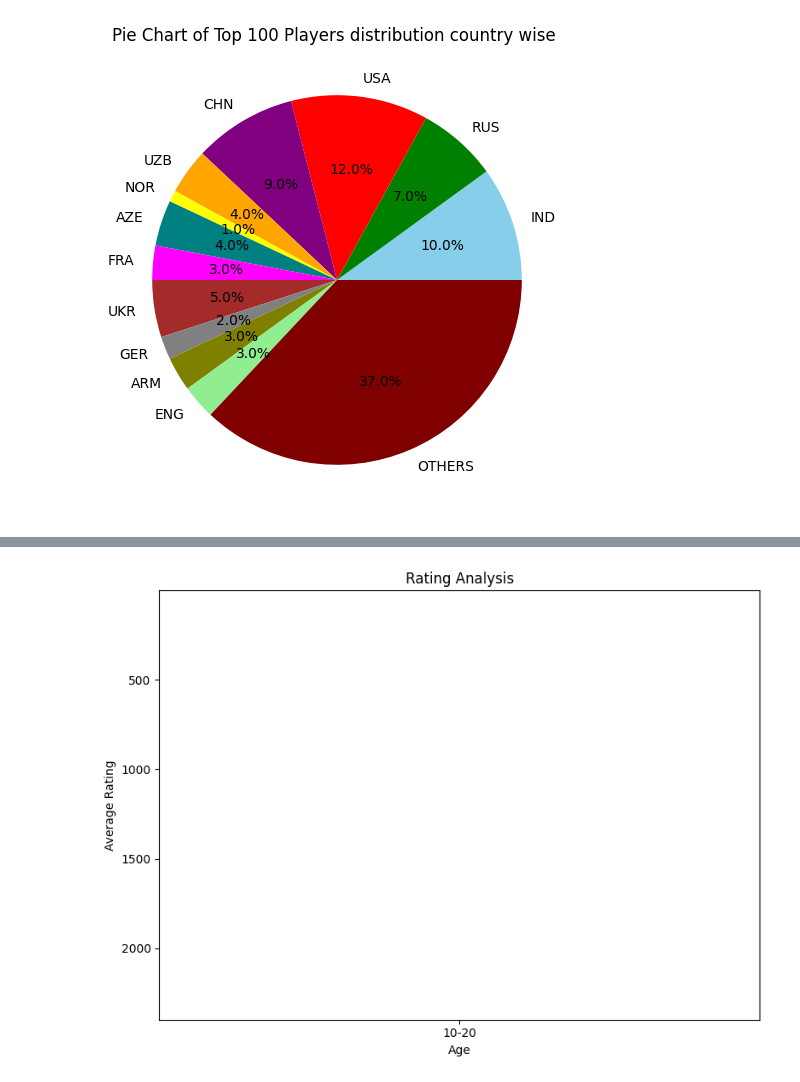
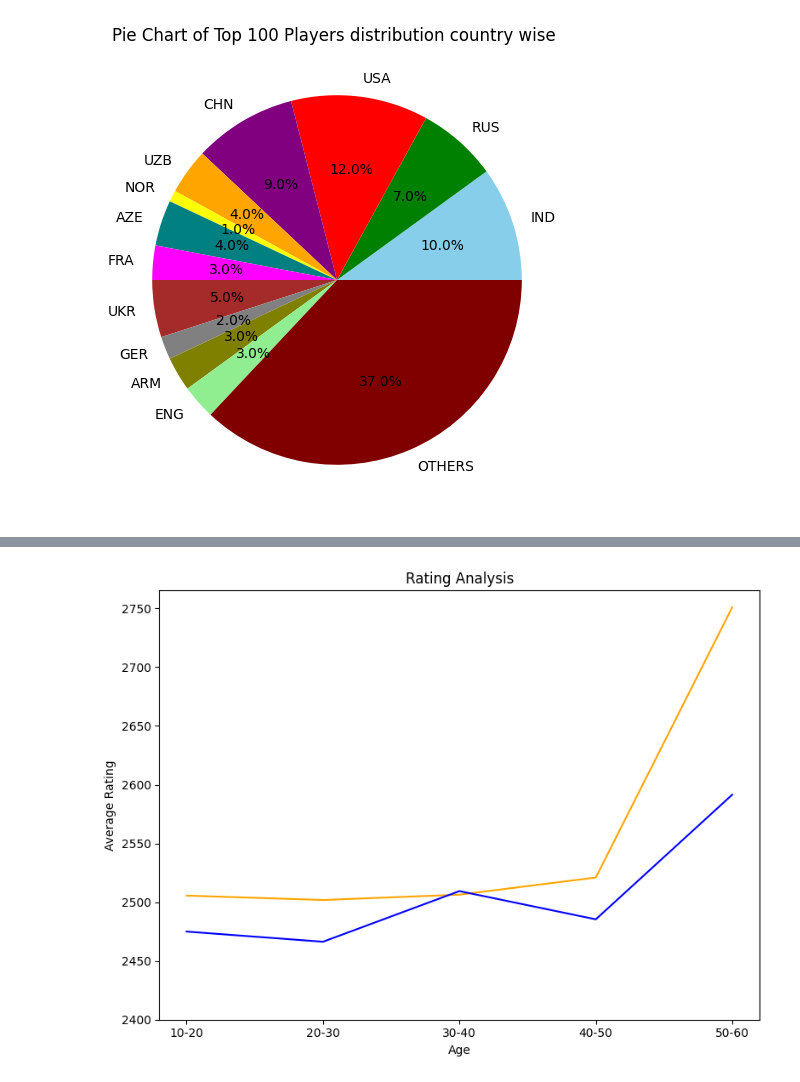
Before and after one commit to SathishAdithiyaaSV/Chess-Data-Analysis, a Jupyter notebook: Top100Open.ipynb, the cells around one changed output, grey strips where cells are left out. Saved outputs shown, nothing was run; the diff lists cells and outputs as text; code cells hidden in the pictures.

Commit message:
Added new line graph

```diff
--- a/Top100Open.ipynb
+++ b/Top100Open.ipynb
@@ -119,23 +145,34 @@ driver.quit()
 # %%
-df1 = pd.read_csv("INDIATOP100.csv", header=None, names=["Name", "Country", "Ratings", "+-", "Birth year", "Avg rt"])
+df1 = pd.read_csv("INDIATOP100.csv", header=None, names=["#", "Name", "Title", "Fed", "Ratings", "Birth year"])
 
 df1["Age"] = 2024 - df1["Birth year"]
 avgrt1 = []
-age_groups1 = ['10-20', '20-30', '30-40', '40-50', '50-60']  # Age group labels (assuming these were used for bars)
+
+df["Age"] = 2024 - df["Birth year"]
+avgrt = []
+age_groups = ['10-20', '20-30', '30-40', '40-50', '50-60']  # Age group labels (assuming these were used for bars)
+
+df2 = pd.read_csv("INDIA2019TOP100.csv", header=None, names=["#", "Name", "Title", "Fed", "Ratings", "Birth year"])
+
+df2["Age"] = 2024 - df2["Birth year"]
+avgrt2=[]
+for i in range(1, 6):
+  avgrt2.append(df2[(df2["Age"] >= i*10) & (df2["Age"] < (i+1)*10)]["Ratings"].mean())
 
 for i in range(1, 6):
   avgrt1.append(df1[(df1["Age"] >= i*10) & (df1["Age"] < (i+1)*10)]["Ratings"].mean())
 
 plt.figure(figsize=(8, 6))  # Set the figure size (optional)
-plt.plot(age_groups1, avgrt1)  # Replace plt.bar() with plt.plot() for line graph
+plt.plot(age_groups, avgrt1, color="orange")  # Replace plt.bar() with plt.plot() for line graph
+plt.plot(age_groups, avgrt2, color = "blue")
 
 plt.ylim(ymin=2400)  # Set y-axis limits (optional)
 
 plt.xlabel('Age')
 plt.ylabel('Average Rating')
 plt.title('Rating Analysis')
 
 plt.tight_layout()  # Adjust spacing to prevent overlapping elements (optional)
 plt.show()
 # %% [output]
-[figure, old version]
+[figure, new version]
```
Also changed, not shown: parts of 2 cells of this notebook, 2 other files.
